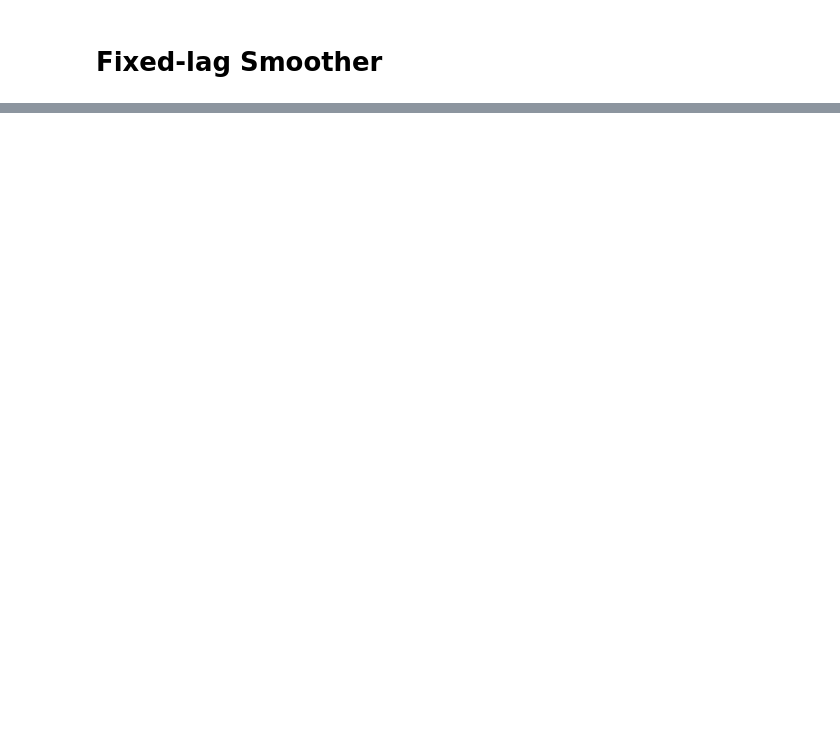
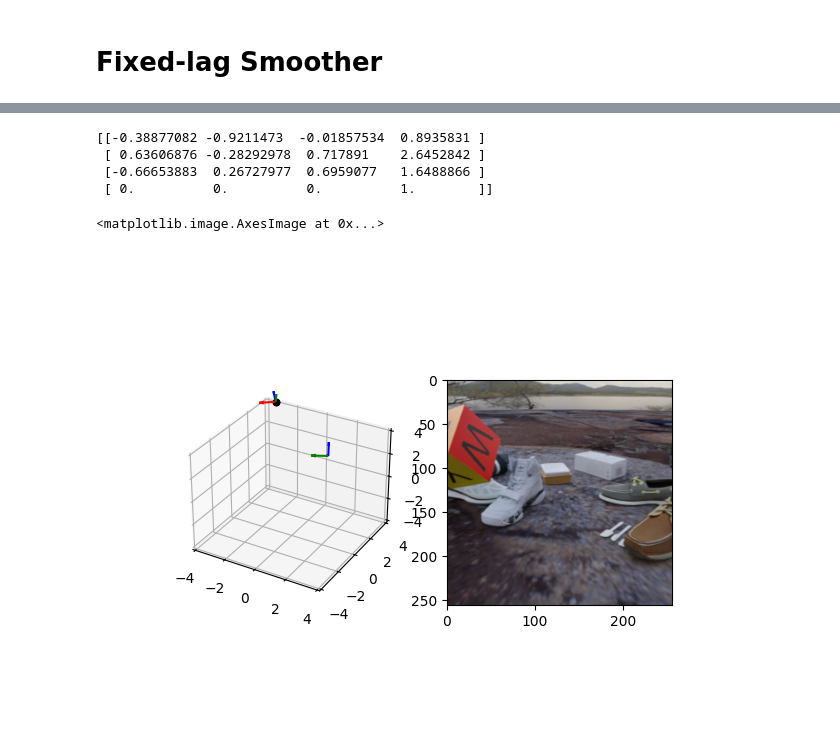
Before and after one commit to pculbertson/perseus, a Jupyter notebook: gtsam_scratch.ipynb, the cells around one changed output, grey strips where cells are left out. Drawn from its saved outputs; the diff is of its cells as text; code cells hidden in the pictures; blank space fills up the shorter version.

Commit message:
some QoL fixes + bugfix for smoother frame issues

```diff
--- a/gtsam_scratch.ipynb
+++ b/gtsam_scratch.ipynb
@@ -437,10 +529,10 @@ import pypose as pp
 
 # Load model.
 model = KeypointCNN()
-model.load_state_dict(torch.load("outputs/models/02-04-24_ep70.pth"))
+model.load_state_dict(torch.load("outputs/models/ibkvjlvb.pth"))
 model.eval()
 
 # Load data.
-dataset_cfg = KeypointDatasetConfig(dataset_path="data/2024-01-12_17-21-39/mjc_data.hdf5")
+dataset_cfg = KeypointDatasetConfig()
 dataset = KeypointDataset(dataset_cfg, train=False)
 # %% [output]
@@ -1022,0 +1101,53 @@ LieTensor([-1.5710e-04, -2.3348e-03,  1.7312e-03, -1.1107e-03, -3.6512e-04,
+# %%
+# Plot the cube axes in world frame for the first pose in the trajectory.
+from mpl_toolkits.mplot3d import Axes3D
+import matplotlib.pyplot as plt
+%matplotlib widget
+
+plt.close("all")
+
+fig = plt.figure()
+ax = fig.add_subplot(121, projection='3d')
+
+# Plot the GT pose.
+gt_poses = traj["object_poses"]
+gt_pose = gt_poses[1]
+gt_pose_np = gt_pose.matrix().numpy()
+
+# Plot arrows for the GT pose.
+for (ii, c) in zip([0, 1, 2],  ["r", "g", "b"]):
+    axis = np.zeros(3)
+    axis[ii] = 1
+    axis_wf = gt_pose_np[:3, :3] @ axis
+    ax.quiver(gt_pose_np[0, 3], gt_pose_np[1, 3], gt_pose_np[2, 3], axis_wf[0], axis_wf[1], axis_wf[2], color=c)
+
+
+print(gt_poses[0].matrix().numpy())
+
+# Scatter the camera pose.
+camera_pose = traj["camera_poses"][0].double()
+camera_pose_np = camera_pose.matrix().numpy()
+
+
+for (ii, c) in zip([0, 1, 2],  ["r", "g", "b"]):
+    axis = np.zeros(3)
+    axis[ii] = 1
+    axis_wf = camera_pose_np[:3, :3] @ axis
+    ax.quiver(camera_pose_np[0, 3], camera_pose_np[1, 3], camera_pose_np[2, 3], axis_wf[0], axis_wf[1], axis_wf[2], color=c)
+    ax.scatter(camera_pose_np[0, 3], camera_pose_np[1, 3], camera_pose_np[2, 3], color="k")
+# Set axes equal.
+scale = 4
+ax.set_xlim(-scale, scale)
+ax.set_ylim(-scale, scale)
+ax.set_zlim(-scale, scale)
+
+# Imshow the image.
+ax = fig.add_subplot(1, 2, 2)
+ax.imshow(traj["images"][0].permute(1, 2, 0).numpy())
+# %% [output]
+[[-0.38877082 -0.9211473  -0.01857534  0.8935831 ]
+ [ 0.63606876 -0.28292978  0.717891    2.6452842 ]
+ [-0.66653883  0.26727977  0.6959077   1.6488866 ]
+ [ 0.          0.          0.          1.        ]]
+<matplotlib.image.AxesImage at 0x...>
+[figure, added]
```
Also changed, not shown: parts of 34 cells of this notebook, 15 other files.
